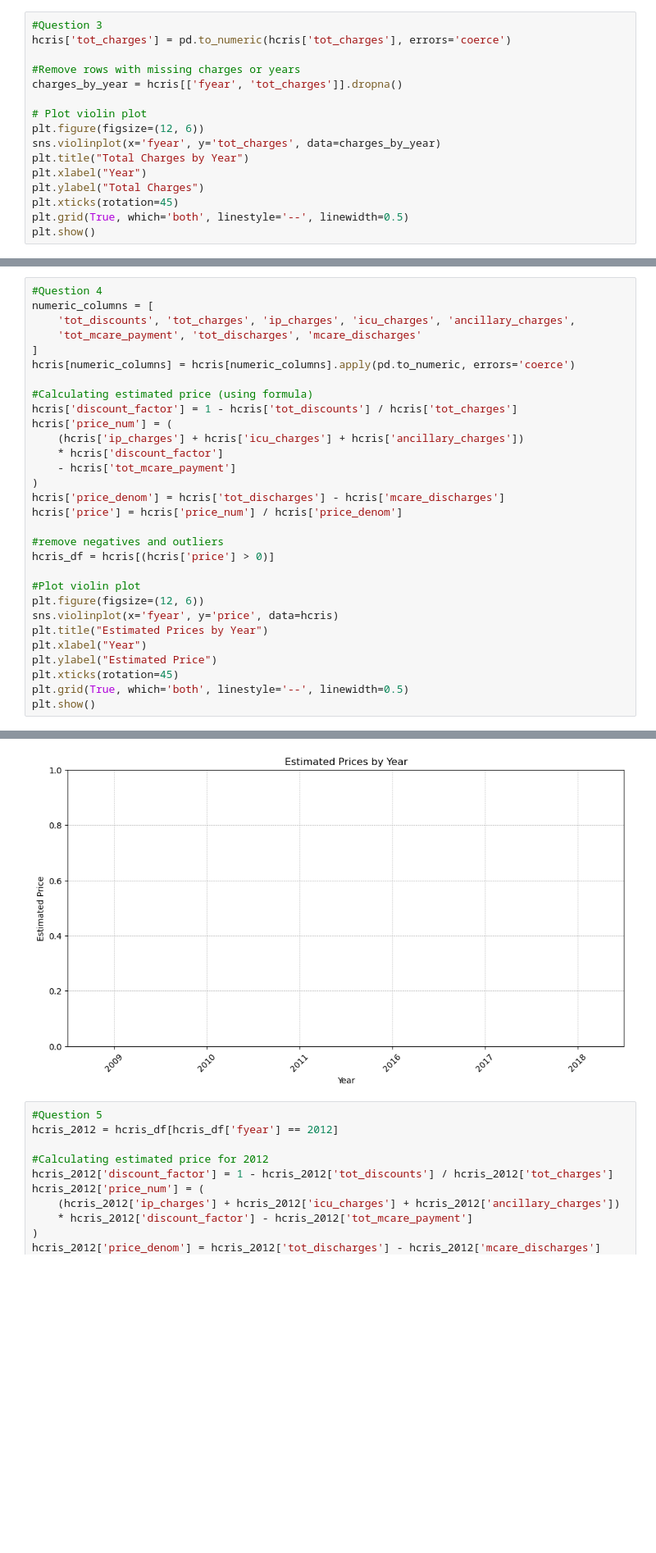
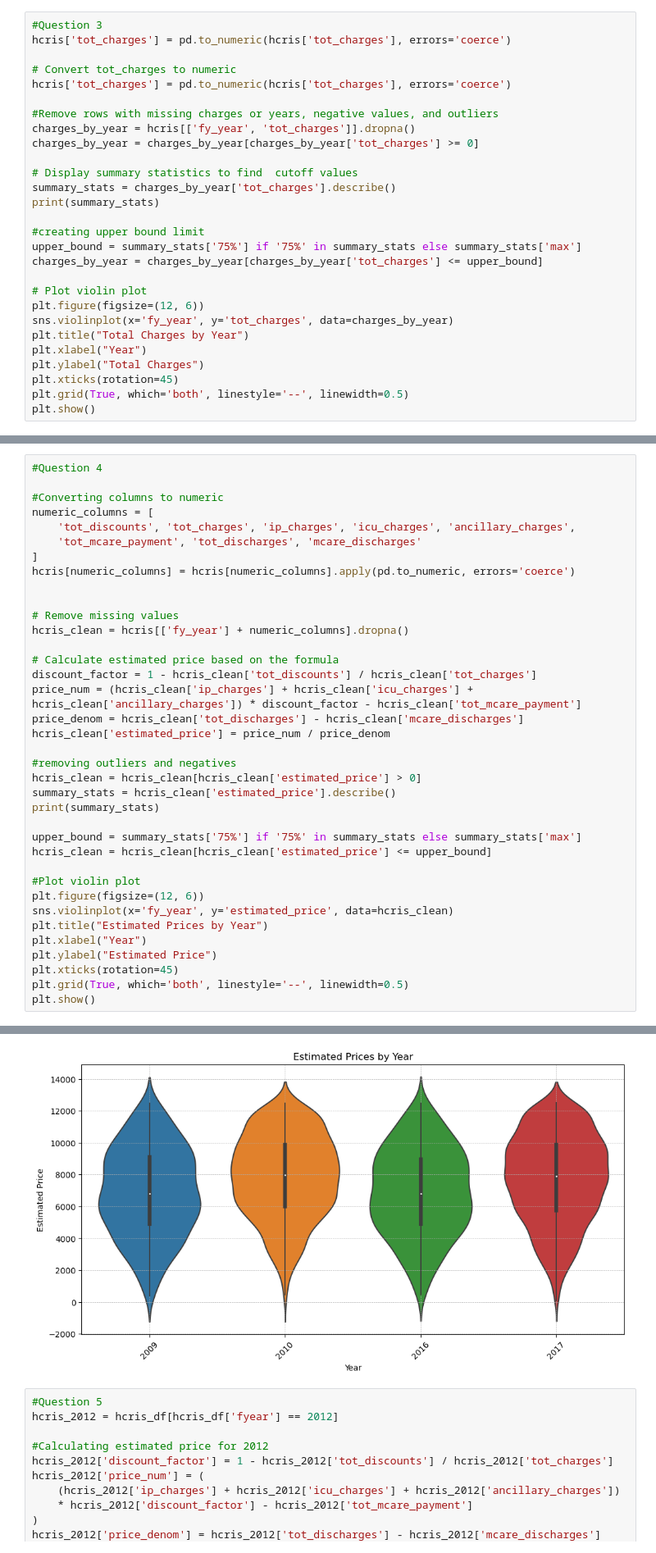
Before and after one commit to avanthp/Homework2-, a Jupyter notebook: Submission1/Analysis/Summarize_Data.ipynb, the cells around one changed output, grey strips where cells are left out. Shown at 82% size. Cells and saved outputs as stored; diff of their text form; blank space fills up the shorter version.

```diff
--- a/Submission1/Analysis/Summarize_Data.ipynb
+++ b/Submission1/Analysis/Summarize_Data.ipynb
@@ -62,12 +62,24 @@ Number of Unique Hospital IDs: 6383
 #Question 3
 hcris['tot_charges'] = pd.to_numeric(hcris['tot_charges'], errors='coerce')
 
-#Remove rows with missing charges or years
-charges_by_year = hcris[['fyear', 'tot_charges']].dropna()
+# Convert tot_charges to numeric
+hcris['tot_charges'] = pd.to_numeric(hcris['tot_charges'], errors='coerce')
+
+#Remove rows with missing charges or years, negative values, and outliers
+charges_by_year = hcris[['fy_year', 'tot_charges']].dropna()
+charges_by_year = charges_by_year[charges_by_year['tot_charges'] >= 0]
+
+# Display summary statistics to find  cutoff values
+summary_stats = charges_by_year['tot_charges'].describe()
+print(summary_stats)
+
+#creating upper bound limit
+upper_bound = summary_stats['75%'] if '75%' in summary_stats else summary_stats['max']
+charges_by_year = charges_by_year[charges_by_year['tot_charges'] <= upper_bound]
 
 # Plot violin plot
 plt.figure(figsize=(12, 6))
-sns.violinplot(x='fyear', y='tot_charges', data=charges_by_year)
+sns.violinplot(x='fy_year', y='tot_charges', data=charges_by_year)
 plt.title("Total Charges by Year")
 plt.xlabel("Year")
 plt.ylabel("Total Charges")
@@ -79,27 +100,34 @@ plt.show()
 # %%
 #Question 4
+
+#Converting columns to numeric
 numeric_columns = [
     'tot_discounts', 'tot_charges', 'ip_charges', 'icu_charges', 'ancillary_charges',
     'tot_mcare_payment', 'tot_discharges', 'mcare_discharges'
 ]
 hcris[numeric_columns] = hcris[numeric_columns].apply(pd.to_numeric, errors='coerce')
 
-#Calculating estimated price (using formula)
-hcris['discount_factor'] = 1 - hcris['tot_discounts'] / hcris['tot_charges']
-hcris['price_num'] = (
-    (hcris['ip_charges'] + hcris['icu_charges'] + hcris['ancillary_charges'])
-    * hcris['discount_factor']
-    - hcris['tot_mcare_payment']
-)
-hcris['price_denom'] = hcris['tot_discharges'] - hcris['mcare_discharges']
-hcris['price'] = hcris['price_num'] / hcris['price_denom']
 
-#remove negatives and outliers
-hcris_df = hcris[(hcris['price'] > 0)]
+# Remove missing values
+hcris_clean = hcris[['fy_year'] + numeric_columns].dropna()
+
+# Calculate estimated price based on the formula
+discount_factor = 1 - hcris_clean['tot_discounts'] / hcris_clean['tot_charges']
+price_num = (hcris_clean['ip_charges'] + hcris_clean['icu_charges'] + hcris_clean['ancillary_charges']) * discount_factor - hcris_clean['tot_mcare_payment']
+price_denom = hcris_clean['tot_discharges'] - hcris_clean['mcare_discharges']
+hcris_clean['estimated_price'] = price_num / price_denom
+
+#removing outliers and negatives
+hcris_clean = hcris_clean[hcris_clean['estimated_price'] > 0]
+summary_stats = hcris_clean['estimated_price'].describe()
+print(summary_stats)
+
+upper_bound = summary_stats['75%'] if '75%' in summary_stats else summary_stats['max']
+hcris_clean = hcris_clean[hcris_clean['estimated_price'] <= upper_bound]
 
 #Plot violin plot
 plt.figure(figsize=(12, 6))
-sns.violinplot(x='fyear', y='price', data=hcris)
+sns.violinplot(x='fy_year', y='estimated_price', data=hcris_clean)
 plt.title("Estimated Prices by Year")
 plt.xlabel("Year")
 plt.ylabel("Estimated Price")
@@ -110,4 +147,4 @@ plt.show()
-[figure, old version]
+[figure, new version]
 # %%
 #Question 5
 hcris_2012 = hcris_df[hcris_df['fyear'] == 2012]
```
Also changed, not shown: parts of 4 cells of this notebook, 3 other files.
